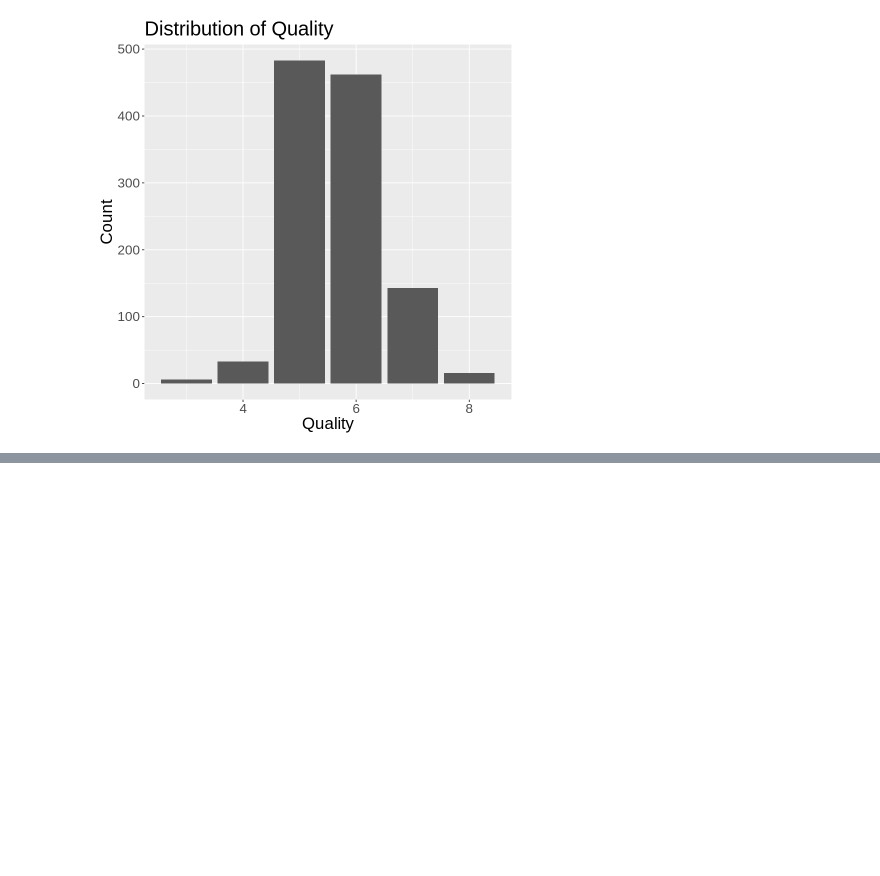
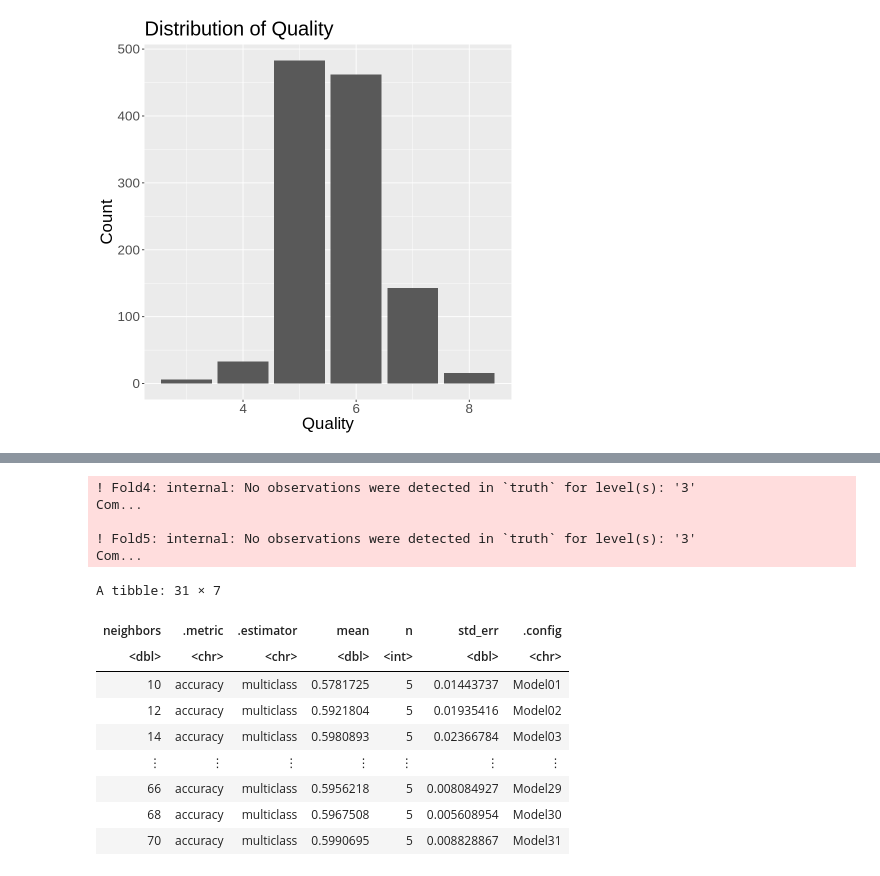
Before and after one commit to Artemismb/DSCI-project-2, a Jupyter notebook: dsci_project (1).ipynb, the cells around one changed output, grey strips where cells are left out. Drawn from its saved outputs; the diff is of its cells as text; code cells hidden in the pictures; blank space fills up the shorter version.

```diff
--- a/dsci_project (1).ipynb
+++ b/dsci_project (1).ipynb
@@ -154,0 +133,7 @@ data_visualization
+# %%
+#Artemis: find best K
+
+#Create model
+wine_model <- nearest_neighbor(weight_func = "rectangular", neighbors = tune()) %>%
+  set_engine("kknn") %>%
+  set_mode("classification")
@@ -154,0 +153,33 @@ data_visualization
+# %%
+#5 fold cross validation
+cross_val_data <- vfold_cv(wine_train, v=5, strata=quality)
+
+#create grid specifications
+sequence <- tibble(neighbors = seq(from=10, to=70, by=2))
+
+#tune grid
+determining_k <- workflow()%>%
+    add_recipe(wine_recipe)%>%
+    add_model(wine_model)%>%
+    tune_grid(resamples=cross_val_data, grid=sequence)%>%
+    collect_metrics()%>%
+    filter(.metric=="accuracy")
+
+determining_k
+#step_upsample()
+# %% [output]
+! Fold4: internal: No observations were detected in `truth` for level(s): '3'
+Com...
+
+! Fold5: internal: No observations were detected in `truth` for level(s): '3'
+Com...
+A tibble: 31 × 7
+| neighbors | .metric | .estimator | mean | n | std_err | .config |
+| <dbl> | <chr> | <chr> | <dbl> | <int> | <dbl> | <chr> |
+| 10 | accuracy | multiclass | 0.5781725 | 5 | 0.01443737 | Model01 |
+| 12 | accuracy | multiclass | 0.5921804 | 5 | 0.01935416 | Model02 |
+| 14 | accuracy | multiclass | 0.5980893 | 5 | 0.02366784 | Model03 |
+| ⋮ | ⋮ | ⋮ | ⋮ | ⋮ | ⋮ | ⋮ |
+| 66 | accuracy | multiclass | 0.5956218 | 5 | 0.008084927 | Model29 |
+| 68 | accuracy | multiclass | 0.5967508 | 5 | 0.005608954 | Model30 |
+| 70 | accuracy | multiclass | 0.5990695 | 5 | 0.008828867 | Model31 |
```
Also changed, not shown: parts of 12 cells of this notebook.
